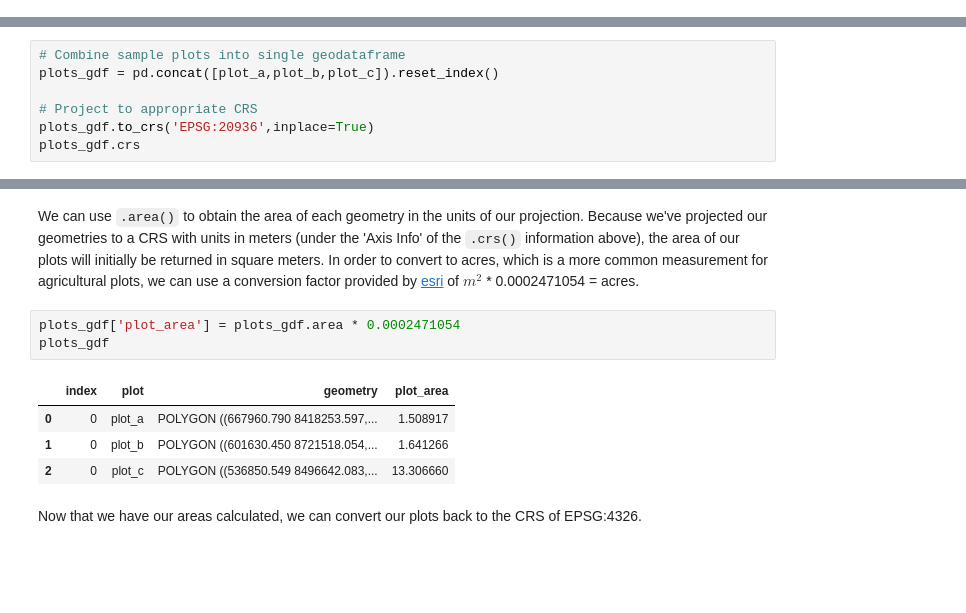
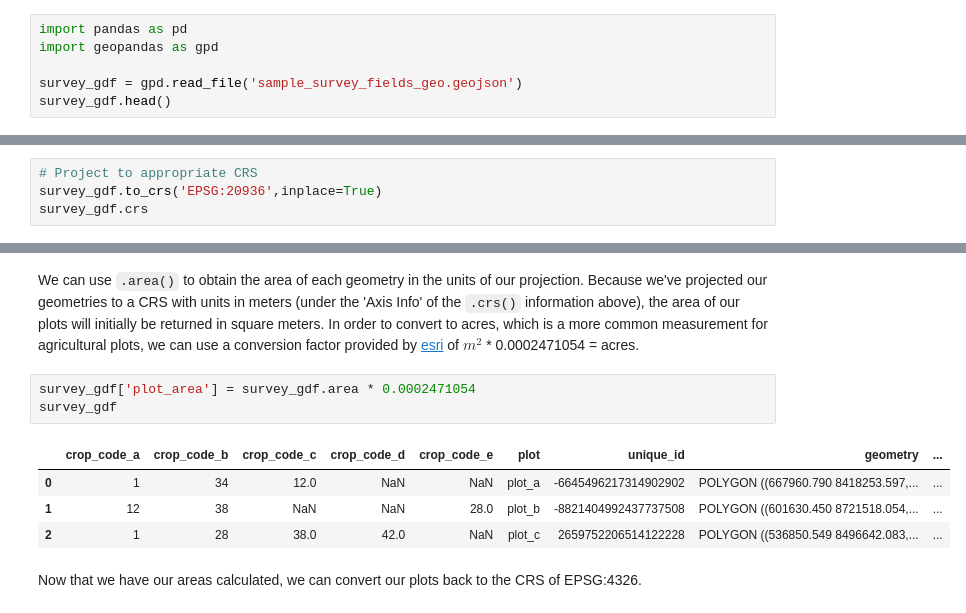
Before and after one commit to Geo4Dev/Satellite-Crop-Type-Mapping, a Jupyter notebook: Satellite Crop Mapping.ipynb, the cells around one changed output, grey strips where cells are left out. Cells and saved outputs as stored; diff of their text form; blank space fills up the shorter version.

```diff
--- a/Satellite Crop Mapping.ipynb
+++ b/Satellite Crop Mapping.ipynb
@@ -173,0 +171,6 @@ plot_c = gpd.GeoDataFrame(pd.DataFrame({'plot':'plot_c'}, index=[0]), geometry =
+# %%
+import pandas as pd
+import geopandas as gpd
+
+survey_gdf = gpd.read_file('sample_survey_fields_geo.geojson')
+survey_gdf.head()
@@ -227,12 +244,9 @@ In our final dataset, we'll use these polygons, as Azzari et al. found that usin
 
 While we created our polygons with points in latitude and longitude, if we want to calculate area in meters we can't use our original CRS, as it's measured in degrees. Instead, we need to choose a CRS which can correctly identify meters around our given area of interest, which is Malawi. This will require using a *projected coordinate system*, which is defined on a two-dimensional surface and will allow us to use our traditional distance measures. To search for the appropriate CRS for a location, you can use https://epsg.io/ - we find that [EPSG:20936](https://epsg.io/20936) will work for Malawi. We can project to this CRS easily with geopandas using `to_crs()`. For more information about projections, see this [ESRI](https://desktop.arcgis.com/en/arcmap/latest/map/projections/projection-basics-for-gis-professionals.htm) explainer.
 # %%
-# Combine sample plots into single geodataframe
-plots_gdf = pd.concat([plot_a,plot_b,plot_c]).reset_index()
-
 # Project to appropriate CRS
-plots_gdf.to_crs('EPSG:20936',inplace=True)
-plots_gdf.crs
+survey_gdf.to_crs('EPSG:20936',inplace=True)
+survey_gdf.crs
 # %% [output]
 <Projected CRS: EPSG:20936>
 Name: Arc 1950 / UTM zone 36S
@@ -251,13 +265,13 @@ Datum: Arc 1950
 # %% [markdown]
 We can use `.area()` to obtain the area of each geometry in the units of our projection. Because we've projected our geometries to a CRS with units in meters (under the 'Axis Info' of the `.crs()` information above), the area of our plots will initially be returned in square meters. In order to convert to acres, which is a more common measurement for agricultural plots, we can use a conversion factor provided by [esri](https://support.esri.com/en/technical-article/000007350) of $m^2$ * 0.0002471054 = acres.
 # %%
-plots_gdf['plot_area'] = plots_gdf.area * 0.0002471054
-plots_gdf
+survey_gdf['plot_area'] = survey_gdf.area * 0.0002471054
+survey_gdf
 # %% [output]
-|  | index | plot | geometry | plot_area |
-| 0 | 0 | plot_a | POLYGON ((667960.790 8418253.597,... | 1.508917 |
-| 1 | 0 | plot_b | POLYGON ((601630.450 8721518.054,... | 1.641266 |
-| 2 | 0 | plot_c | POLYGON ((536850.549 8496642.083,... | 13.306660 |
+|  | crop_code_a | crop_code_b | crop_code_c | crop_code_d | crop_code_e | plot | unique_id | geometry | ... |
+| 0 | 1 | 34 | 12.0 | NaN | NaN | plot_a | -6645496217314902902 | POLYGON ((667960.790 8418253.597,... | ... |
+| 1 | 12 | 38 | NaN | NaN | 28.0 | plot_b | -8821404992437737508 | POLYGON ((601630.450 8721518.054,... | ... |
+| 2 | 1 | 28 | 38.0 | 42.0 | NaN | plot_c | 2659752206514122228 | POLYGON ((536850.549 8496642.083,... | ... |
 # %% [markdown]
 Now that we have our areas calculated, we can convert our plots back to the CRS of EPSG:4326.
 # %%
```
Also changed, not shown: parts of 64 cells of this notebook, 10 other files.
